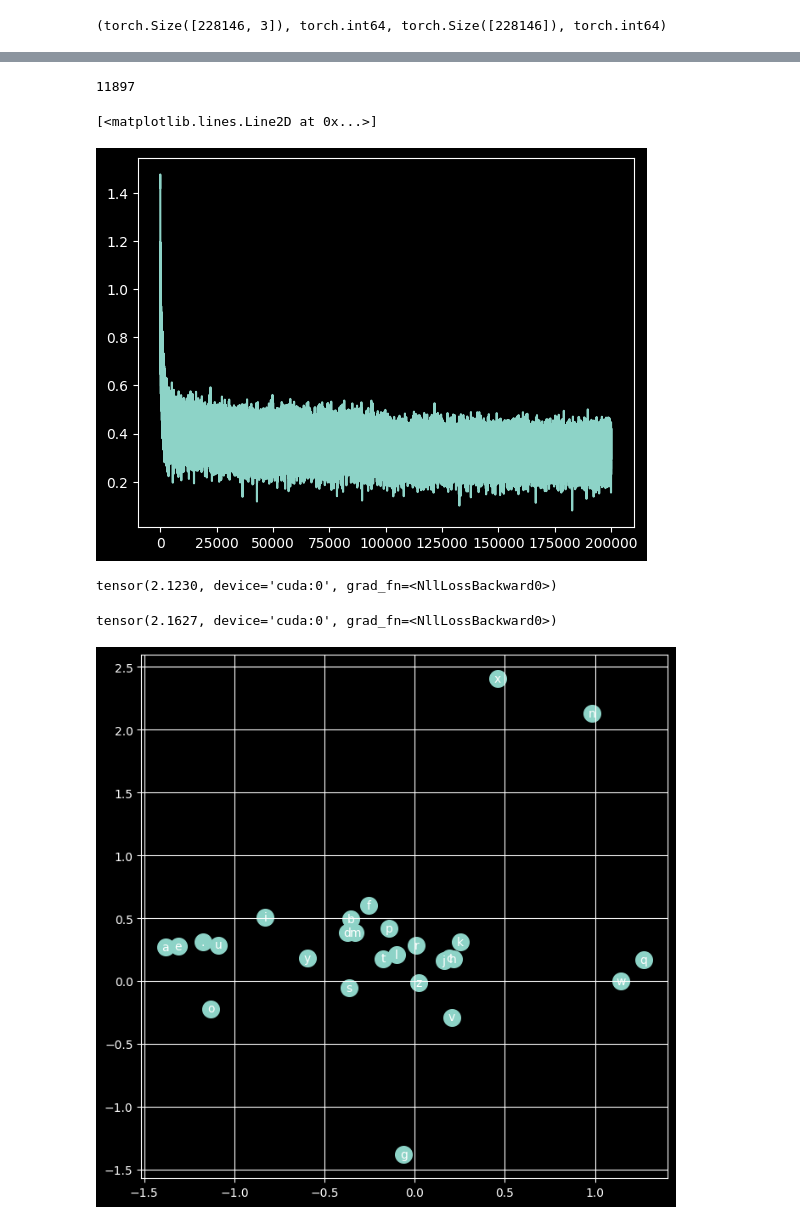
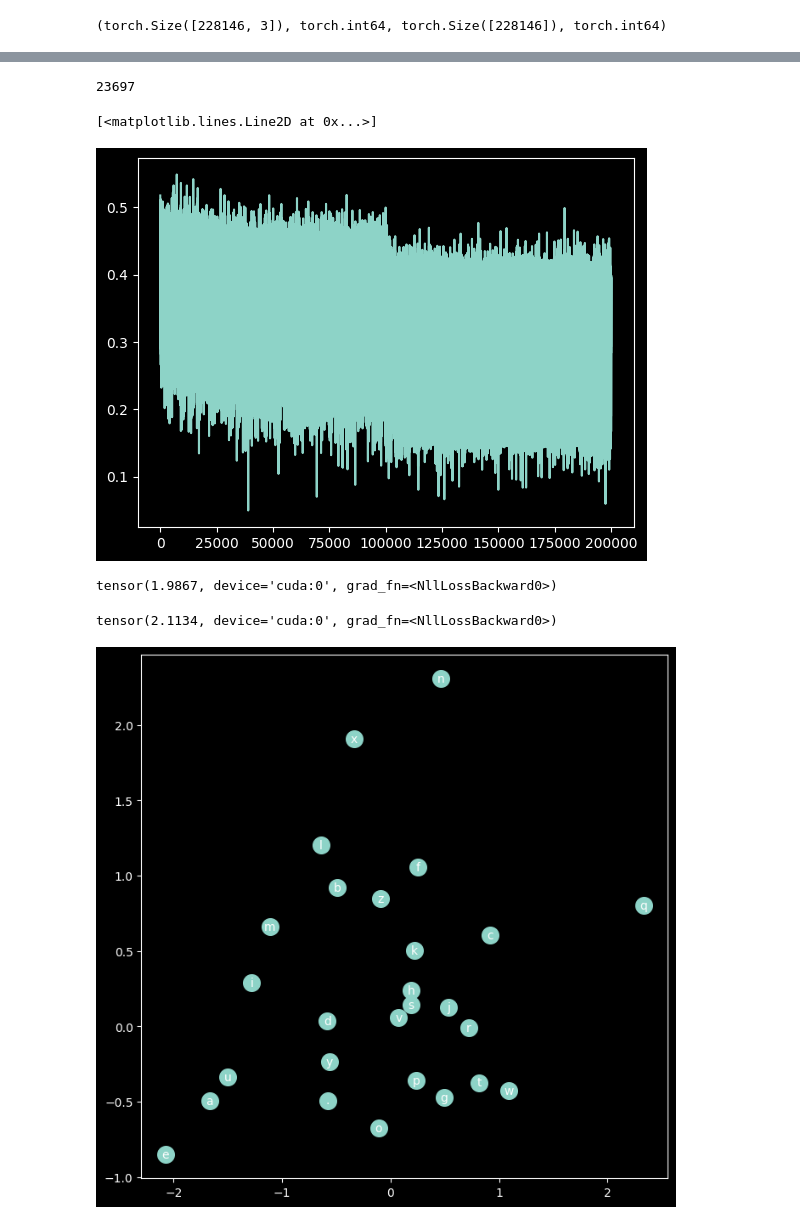
Before and after one commit to GL33P-0R4NG3/AI-ML_Python, a Jupyter notebook: makemore-MLP-generator.ipynb, the cells around one changed output, grey strips where cells are left out. Drawn from its saved outputs; the diff is of its cells as text; code cells hidden in the pictures.

```diff
--- a/makemore-MLP-generator.ipynb
+++ b/makemore-MLP-generator.ipynb
@@ -57,7 +57,7 @@ X.shape, X.dtype, Y.shape, Y.dtype
 (torch.Size([228146, 3]), torch.int64, torch.Size([228146]), torch.int64)
 # %%
 # build the dataset
-block_size = 3 # context length: how many characters do we take to predict the next one?
+block_size = 5 # context length: how many characters do we take to predict the next one?
 
 def build_dataset(words):
   X, Y = [], []
@@ -97,15 +97,15 @@ Xtr.shape, Ytr.shape # dataset
 # %%
 g = torch.Generator(device=torch.device('cuda') if torch.cuda.is_available() else None).manual_seed(2147483647) # for reproducibility
 C = torch.randn((27, 10), generator=g, device=torch.device('cuda') if torch.cuda.is_available() else None)
-W1 = torch.randn((30, 200), generator=g, device=torch.device('cuda') if torch.cuda.is_available() else None)
-b1 = torch.randn(200, generator=g, device=torch.device('cuda') if torch.cuda.is_available() else None)
-W2 = torch.randn((200, 27), generator=g, device=torch.device('cuda') if torch.cuda.is_available() else None)
-b2 = torch.randn(27, generator=g, device=torch.device('cuda') if torch.cuda.is_available() else None)
+W1 = torch.randn((50, 300), generator=g, device=torch.device('cuda') if torch.cuda.is_available() else None)
+b1 = torch.randn(300, generator=g, device=torch.device('cuda') if torch.cuda.is_available() else None)
+W2 = torch.randn((300, 27), generator=g, device=torch.device('cuda') if torch.cuda.is_available() else None) * 0.01
+b2 = torch.randn(27, generator=g, device=torch.device('cuda') if torch.cuda.is_available() else None) * 0
 parameters = [C, W1, b1, W2, b2]
 # %%
 sum(p.nelement() for p in parameters) # number of parameters in total
 # %% [output]
-11897
+23697
 # %%
 for p in parameters:
   p.requires_grad = True
@@ -125,7 +125,7 @@ for i in range(200000):
   # forward pass
   emb = C[Xtr[ix]].to('cuda' if torch.cuda.is_available() else 'cpu') # (32, 3, 10) # batches
   #emb = C[Xtr]
-  h = torch.tanh(emb.view(-1, 30) @ W1 + b1).to('cuda' if torch.cuda.is_available() else 'cpu') # (32, 200)
+  h = torch.tanh(emb.view(-1, 50) @ W1 + b1).to('cuda' if torch.cuda.is_available() else 'cpu') # (32, 200)
   logits = (h @ W2 + b2).to('cuda' if torch.cuda.is_available() else 'cpu') # (32, 27)
   loss = F.cross_entropy(logits, Ytr[ix]).to('cuda' if torch.cuda.is_available() else 'cpu') # batches
   #loss = F.cross_entropy(logits, Ytr)
@@ -152,32 +152,32 @@ for i in range(200000):
 plt.plot(stepi, lossi)
 # %% [output]
 [<matplotlib.lines.Line2D at 0x...>]
-[figure, old version]
+[figure, new version]
 # %%
 emb = C[Xtr] # (32, 3, 2)
-h = torch.tanh(emb.view(-1, 30) @ W1 + b1) # (32, 100)
+h = torch.tanh(emb.view(-1, 50) @ W1 + b1) # (32, 100)
 logits = h @ W2 + b2 # (32, 27)
 loss = F.cross_entropy(logits, Ytr)
 loss
 # %% [output]
-tensor(2.1230, device='cuda:0', grad_fn=<NllLossBackward0>)
+tensor(1.9867, device='cuda:0', grad_fn=<NllLossBackward0>)
 # %%
 emb = C[Xdev] # (32, 3, 2)
-h = torch.tanh(emb.view(-1, 30) @ W1 + b1) # (32, 100)
+h = torch.tanh(emb.view(-1, 50) @ W1 + b1) # (32, 100)
 logits = h @ W2 + b2 # (32, 27)
 loss = F.cross_entropy(logits, Ydev)
 loss
 # %% [output]
-tensor(2.1627, device='cuda:0', grad_fn=<NllLossBackward0>)
+tensor(2.1134, device='cuda:0', grad_fn=<NllLossBackward0>)
 # %%
 # visualize dimensions 0 and 1 of the embedding matrix C for all characters
 plt.figure(figsize=(8,8))
 plt.scatter(C[:,0].to('cpu').data, C[:,1].to('cpu').data, s=200)
 for i in range(C.shape[0]):
     plt.text(C[i,0].item(), C[i,1].item(), itos[i], ha="center", va="center", color='white')
-plt.grid('minor')
+plt.grid(which='minor')
 # %% [output]
-[figure, old version]
+[figure, new version]
 # %%
 context = [0] * block_size
 C[torch.tensor([context])].shape
```
Also changed, not shown: parts of 5 cells of this notebook, 1 other file.
